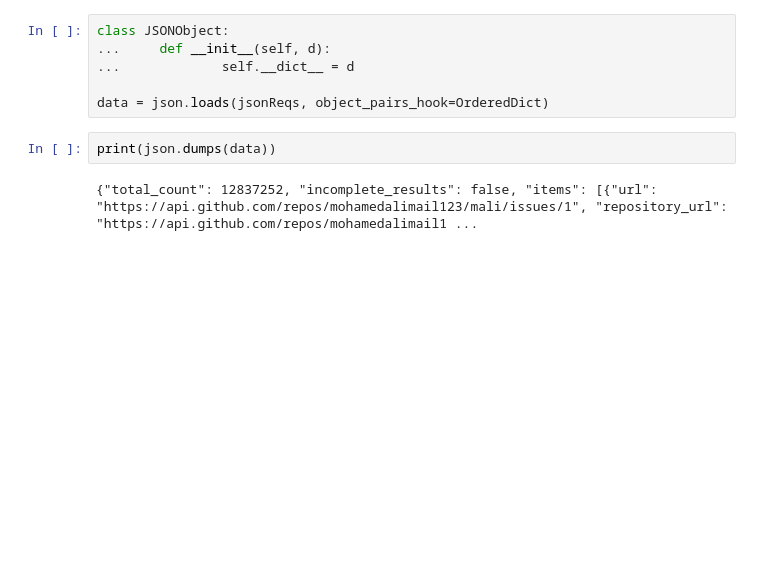
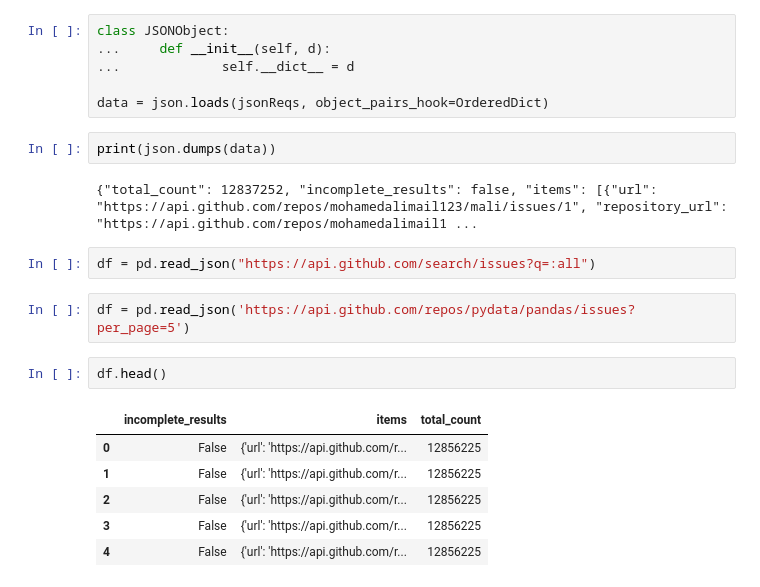
Before and after one commit to danjsiegel/DSC510, a Jupyter notebook: Issues from Github/GitHub Issues Request.ipynb, the cells around one changed output. Cells and saved outputs as stored; diff of their text form; blank space fills up the shorter version.

```diff
--- a/Issues from Github/GitHub Issues Request.ipynb
+++ b/Issues from Github/GitHub Issues Request.ipynb
@@ -17,3 +18,16 @@ data = json.loads(jsonReqs, object_pairs_hook=OrderedDict)
 print(json.dumps(data))
 # %% [output]
 {"total_count": 12837252, "incomplete_results": false, "items": [{"url": "https://api.github.com/repos/mohamedalimail123/mali/issues/1", "repository_url": "https://api.github.com/repos/mohamedalimail1 ...
+# %%
+df = pd.read_json("https://api.github.com/search/issues?q=:all")
+# %%
+df = pd.read_json('https://api.github.com/repos/pydata/pandas/issues?per_page=5')
+# %%
+df.head()
+# %% [output]
+|  | incomplete_results | items | total_count |
+| 0 | False | {'url': 'https://api.github.com/r... | 12856225 |
+| 1 | False | {'url': 'https://api.github.com/r... | 12856225 |
+| 2 | False | {'url': 'https://api.github.com/r... | 12856225 |
+| 3 | False | {'url': 'https://api.github.com/r... | 12856225 |
+| 4 | False | {'url': 'https://api.github.com/r... | 12856225 |
```
Also changed, not shown: parts of 1 cell of this notebook, 2 other files.
